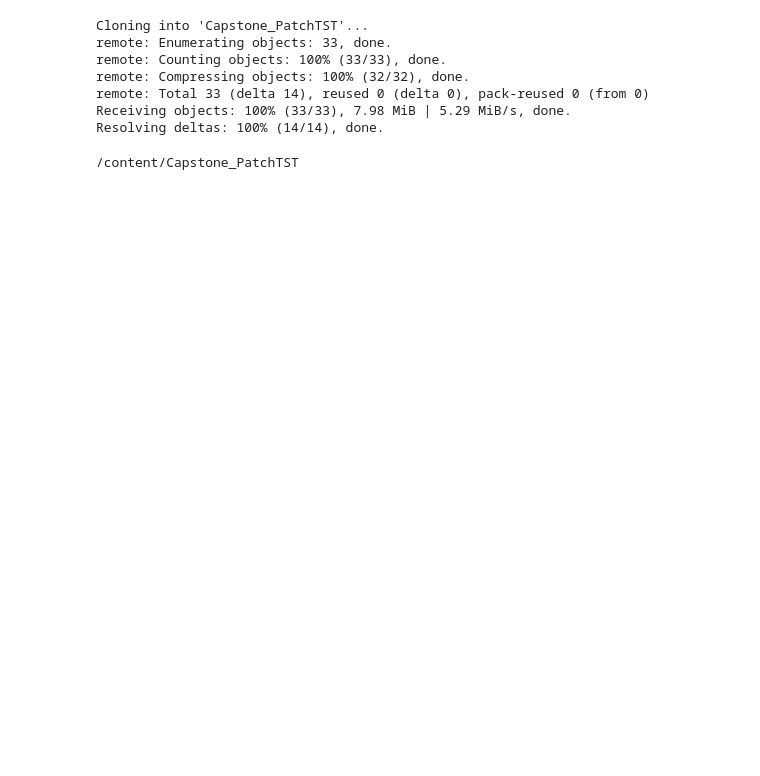
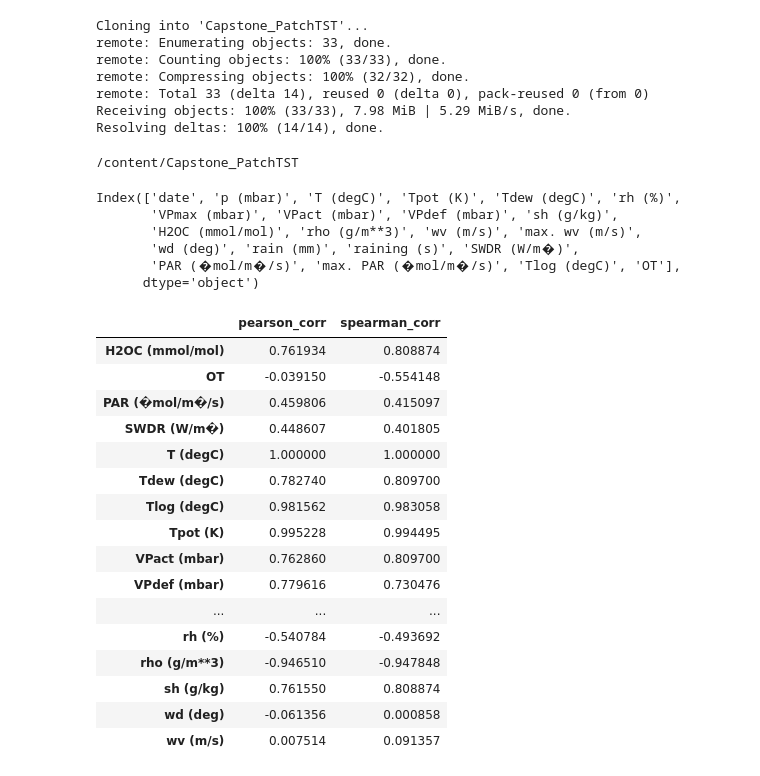
Before and after one commit to mvuddandi/Capstone_PatchTST, a Jupyter notebook: Features_Analysis.ipynb, the cells around one changed output. Saved outputs shown, nothing was run; the diff lists cells and outputs as text; code cells hidden in the pictures; blank space fills up the shorter version.

```diff
--- a/Features_Analysis.ipynb
+++ b/Features_Analysis.ipynb
@@ -17,3 +17,52 @@ Resolving deltas: 100% (14/14), done.
 # %%
 import pandas as pd
 df = pd.read_csv("/content/Capstone_PatchTST/weather.csv")
+# %%
+df.columns
+# %% [output]
+Index(['date', 'p (mbar)', 'T (degC)', 'Tpot (K)', 'Tdew (degC)', 'rh (%)',
+       'VPmax (mbar)', 'VPact (mbar)', 'VPdef (mbar)', 'sh (g/kg)',
+       'H2OC (mmol/mol)', 'rho (g/m**3)', 'wv (m/s)', 'max. wv (m/s)',
+       'wd (deg)', 'rain (mm)', 'raining (s)', 'SWDR (W/m�)',
+       'PAR (�mol/m�/s)', 'max. PAR (�mol/m�/s)', 'Tlog (degC)', 'OT'],
+      dtype='object')
+# %%
+import numpy as np
+import pandas as pd
+
+target = "T (degC)"   # change this to any column you want
+
+df_num = df.select_dtypes(include=[np.number]).copy()
+df_num = df_num.replace([np.inf, -np.inf], np.nan).dropna()
+
+pearson = df_num.corr(method="pearson")[target].sort_values(
+    key=lambda s: s.abs(), ascending=False
+)
+spearman = df_num.corr(method="spearman")[target].sort_values(
+    key=lambda s: s.abs(), ascending=False
+)
+
+result = pd.DataFrame({
+    "pearson_corr": pearson,
+    "spearman_corr": spearman
+})
+
+result
+# %% [output]
+|  | pearson_corr | spearman_corr |
+| H2OC (mmol/mol) | 0.761934 | 0.808874 |
+| OT | -0.039150 | -0.554148 |
+| PAR (�mol/m�/s) | 0.459806 | 0.415097 |
+| SWDR (W/m�) | 0.448607 | 0.401805 |
+| T (degC) | 1.000000 | 1.000000 |
+| Tdew (degC) | 0.782740 | 0.809700 |
+| Tlog (degC) | 0.981562 | 0.983058 |
+| Tpot (K) | 0.995228 | 0.994495 |
+| VPact (mbar) | 0.762860 | 0.809700 |
+| VPdef (mbar) | 0.779616 | 0.730476 |
+| ... | ... | ... |
+| rh (%) | -0.540784 | -0.493692 |
+| rho (g/m**3) | -0.946510 | -0.947848 |
+| sh (g/kg) | 0.761550 | 0.808874 |
+| wd (deg) | -0.061356 | 0.000858 |
+| wv (m/s) | 0.007514 | 0.091357 |
```
Also changed, not shown: parts of 1 cell of this notebook.
